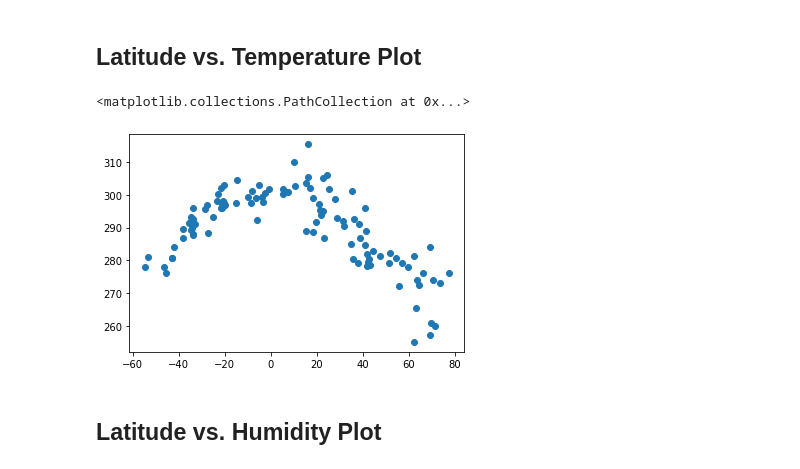
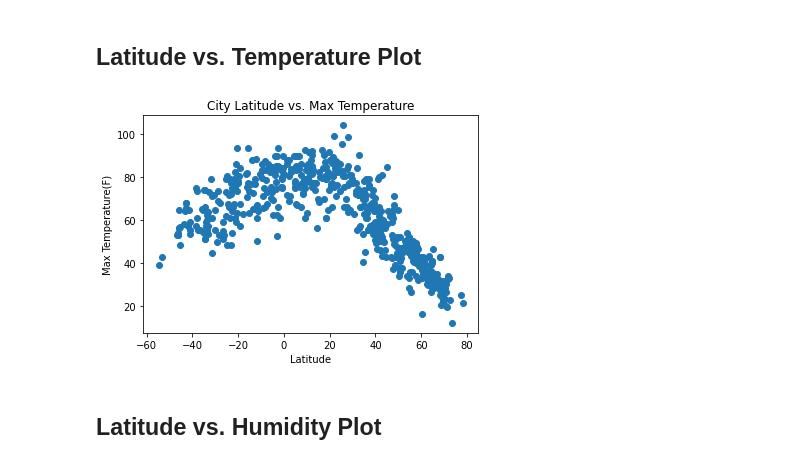
Before and after one commit to yangty152/python-api-challenge, a Jupyter notebook: WeatherPy/WeatherPy.ipynb, the cells around one changed output. Cells and saved outputs as stored; diff of their text form; code cells hidden in the pictures.

```diff
--- a/WeatherPy/WeatherPy.ipynb
+++ b/WeatherPy/WeatherPy.ipynb
@@ -174,10 +159,16 @@ weather_humidityover100
 * Save the plotted figures as .pngs.
 # %% [markdown]
 ## Latitude vs. Temperature Plot
-# %%
-plt.scatter(weather_data['lat'],weather_data['temp'])
-# %% [output]
-<matplotlib.collections.PathCollection at 0x...>
-[figure, removed]
+# %%
+def drawscatterplot(lat, max_temp, xlabel, ylabel, title ):
+    plt.scatter(lat,max_temp)
+    plt.xlabel(xlabel)
+    plt.ylabel(ylabel)
+    plt.title(title)
+    plt.show()
+# %%
+drawscatterplot(weather_data['Lat'],weather_data['Max Temp'],'Latitude','Max Temperature(F)', 'City Latitude vs. Max Temperature')
+# %% [output]
+[figure, added]
 # %% [markdown]
 ## Latitude vs. Humidity Plot
```
Also changed, not shown: parts of 32 cells of this notebook, 2 other files.
